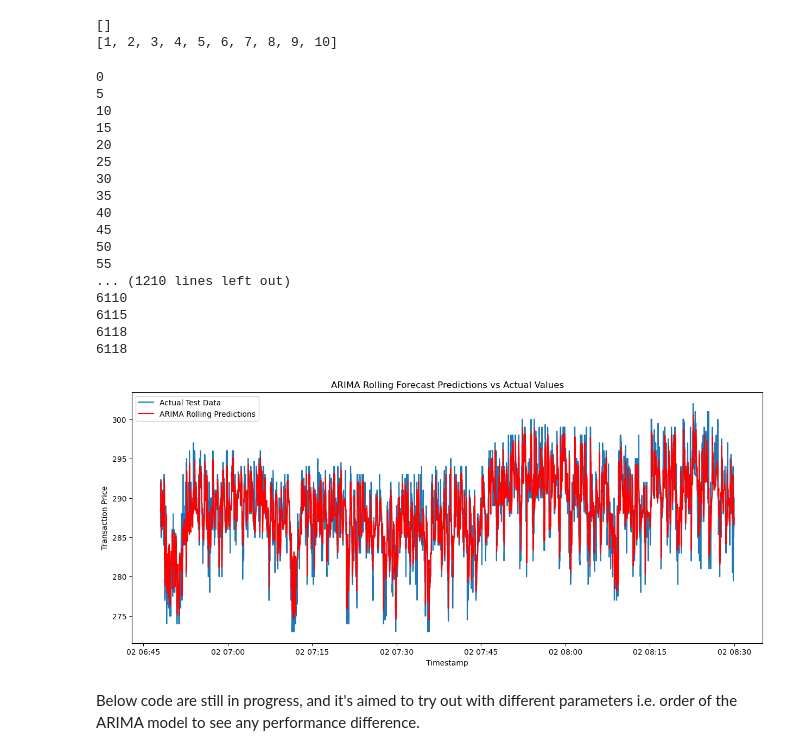
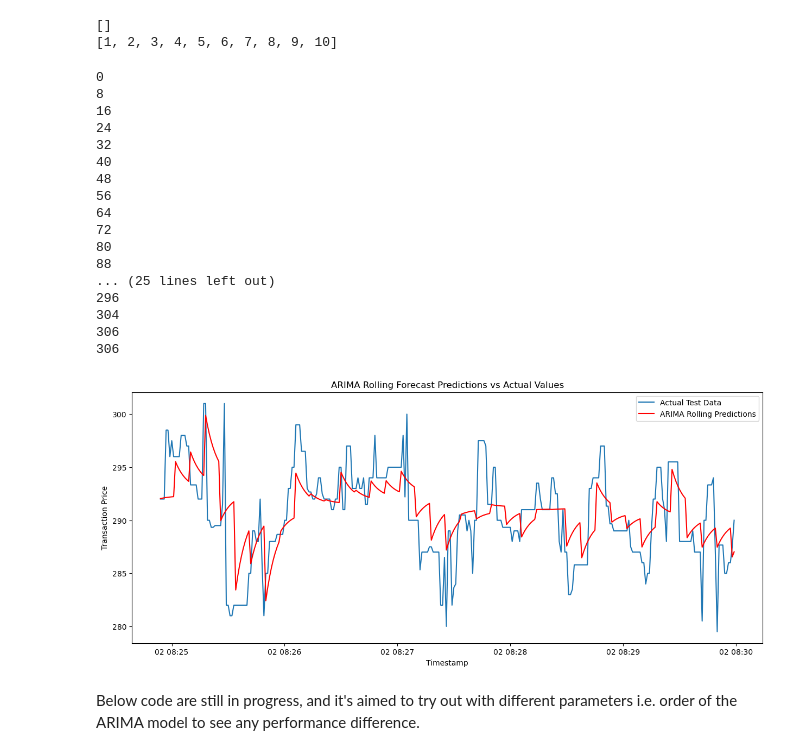
Before and after one commit to UoB-DSMP-2023-24/dsmp-2024-group-16, a Jupyter notebook: arima.ipynb, the cells around one changed output. Saved outputs shown, nothing was run; the diff lists cells and outputs as text; code cells hidden in the pictures.

```diff
--- a/arima.ipynb
+++ b/arima.ipynb
@@ -15,7 +15,7 @@ resampled_data = data['transaction_price'].resample('1S').mean()
 # Forward-fill the missing values
 resampled_data_ffill = resampled_data.fillna(method='ffill').dropna()
 
-split_point = int(len(resampled_data_ffill) * 0.8)
+split_point = int(len(resampled_data_ffill) * 0.99)
 train_data = resampled_data_ffill[:split_point].asfreq('S')
 test_data = resampled_data_ffill[split_point:].asfreq('S')
 # %%
@@ -43,7 +43,7 @@ test_data = test_data.sort_index()
 train_data = train_data[~train_data.index.duplicated(keep='first')]
 
 # Define the frequency of model updates
-update_frequency = 5  # Retrain the model every 5 steps
+update_frequency = 8  # Retrain the model every 5 steps
 
 # Initialize the history with the training data
 history = train_data.copy()
@@ -67,49 +67,49 @@ for t in range(0, len(test_data), update_frequency):
     if t + update_frequency < len(test_data):
         predictions[t:t+update_frequency] = next_steps_predictions
     else:
         predictions[t:] = next_steps_predictions[:len(test_data)-t]
 
     # Update the history with the new observations
     if t + update_frequency < len(test_data):
         new_history = test_data[t:t+update_frequency]
         history = pd.concat([history, new_history])
     print(t)
 
 print(len(predictions))
 print(len(test_data.index))
 # Convert predictions to a Series for easy plotting
 predictions_series = pd.Series(predictions, index=test_data.index)
 
 # Plotting the results
 import matplotlib.pyplot as plt
 
 plt.figure(figsize=(15, 6))
 plt.plot(test_data.index, test_data, label='Actual Test Data')
 plt.plot(predictions_series.index, predictions_series, label='ARIMA Rolling Predictions', color='red')
 plt.title('ARIMA Rolling Forecast Predictions vs Actual Values')
 plt.xlabel('Timestamp')
 plt.ylabel('Transaction Price')
 plt.legend()
 plt.show()
 # %% [output]
 0
-5
-10
-15
-20
-25
-30
-35
+8
+16
+24
+32
 40
-45
-50
-55
-... (1210 lines left out)
-6110
-6115
-6118
-6118
+48
+56
+64
+72
+80
+88
+... (25 lines left out)
+296
+304
+306
+306
-[figure, old version]
+[figure, new version]
 # %% [markdown]
 Below code are still in progress, and it's aimed to try out with different parameters i.e. order of the ARIMA model to see any performance difference.
 # %%
```
Also changed, not shown: 5 other files.
